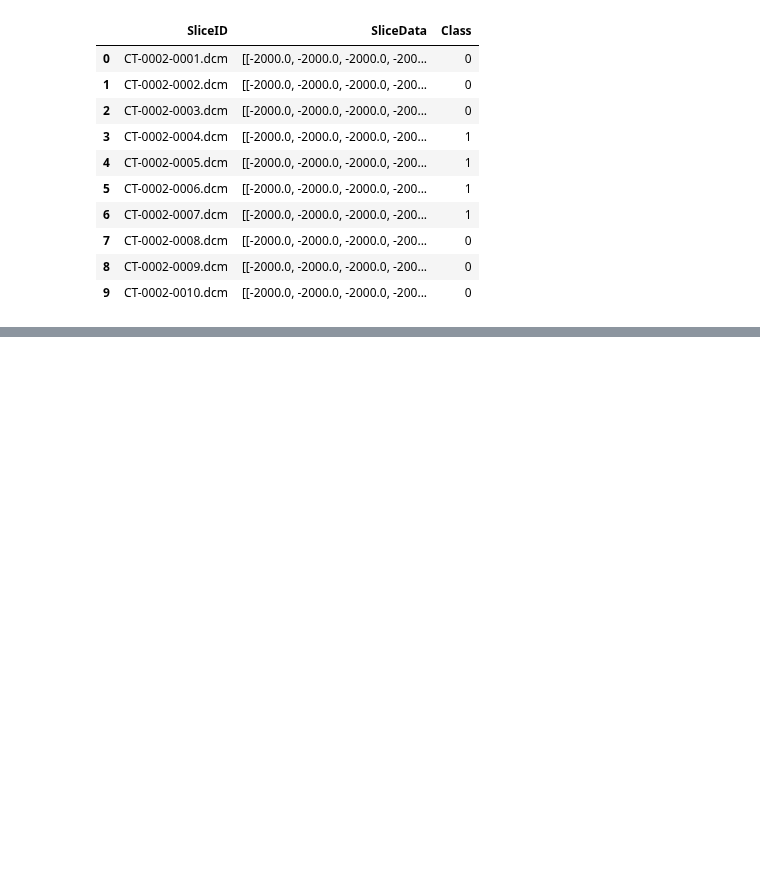
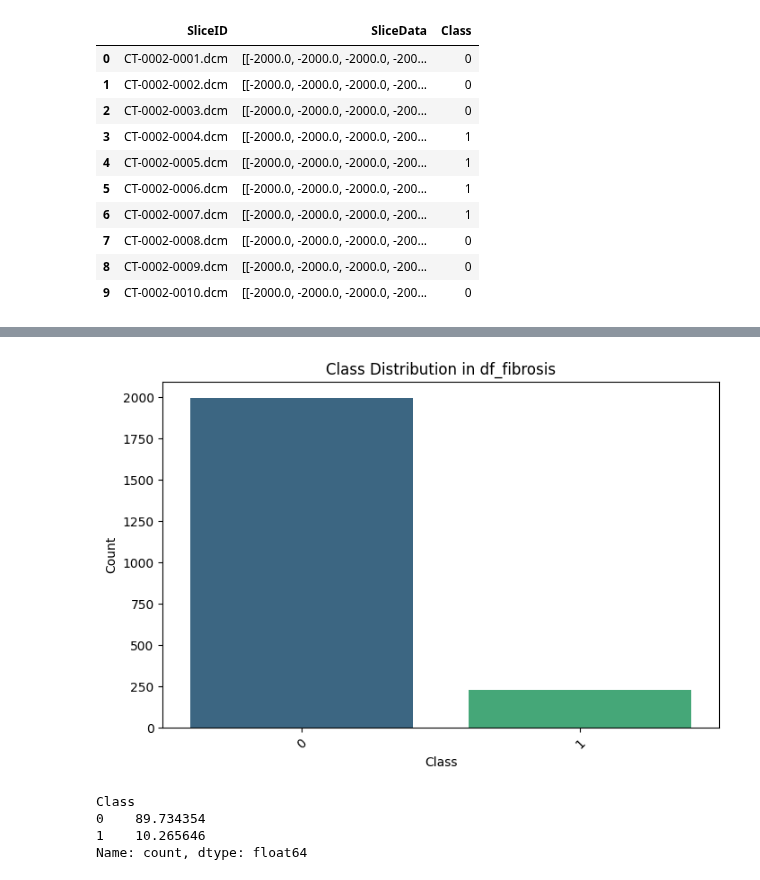
Before and after one commit to rafael-andre1/AI-for-Interstitial-Lung-Disease-Classification, a Jupyter notebook: dataPreprocessing/preprocessEDA.ipynb, the cells around one changed output, grey strips where cells are left out. Saved outputs shown, nothing was run; the diff lists cells and outputs as text; code cells hidden in the pictures; blank space fills up the shorter version.

```diff
--- a/dataPreprocessing/preprocessEDA.ipynb
+++ b/dataPreprocessing/preprocessEDA.ipynb
@@ -24,7 +24,9 @@ import matplotlib.animation as animation
 # %%
 # Pulling dataframe
 
-df_fibrosis = pd.read_pickle(r'D:\\Rafa\\A1Uni\\2semestre\\Estágio\\fibrosis_data.pkl')
+# df_fibrosis = pd.read_pickle(r'D:\\Rafa\\A1Uni\\2semestre\\Estágio\\fibrosis_data.pkl')
+
+df_fibrosis = pd.read_pickle(r'C:\\Users\\hasht\Desktop\\fibrosis_data.pkl')
 df_fibrosis.head(10)
 # %% [output]
 |  | SliceID | SliceData | Class |
@@ -40,0 +63,21 @@ df_fibrosis.head(10)
+# %%
+# Plots class counts
+plt.figure(figsize=(8, 5))
+sns.countplot(data=df_fibrosis, x='Class', hue="Class", palette='viridis', legend=False)
+
+plt.title('Class Distribution in df_fibrosis')
+plt.xlabel('Class')
+plt.ylabel('Count')
+plt.xticks(rotation=45)
+plt.show()
+
+
+# Displays imbalance
+class_counts, total_samples = df_fibrosis['Class'].value_counts(), len(df_fibrosis)
+print((class_counts / total_samples) * 100)
+# %% [output]
+[figure, added]
+Class
+0    89.734354
+1    10.265646
+Name: count, dtype: float64
```
Also changed, not shown: parts of 15 cells of this notebook, 4 other files.
